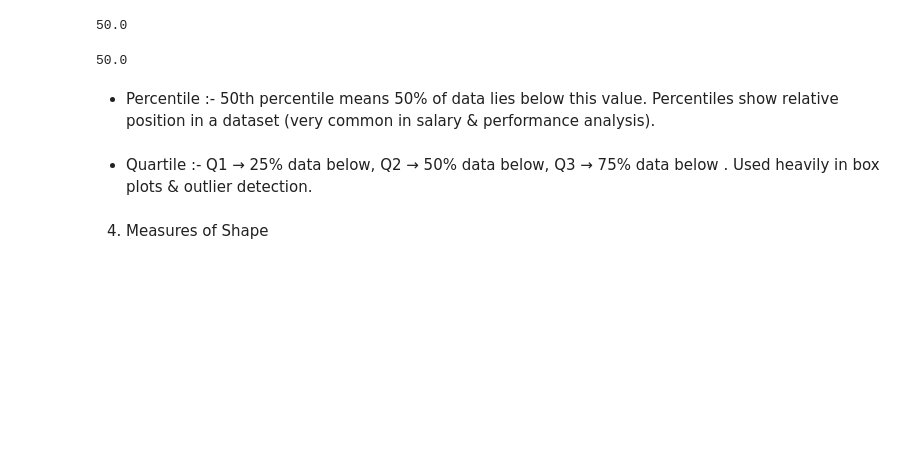
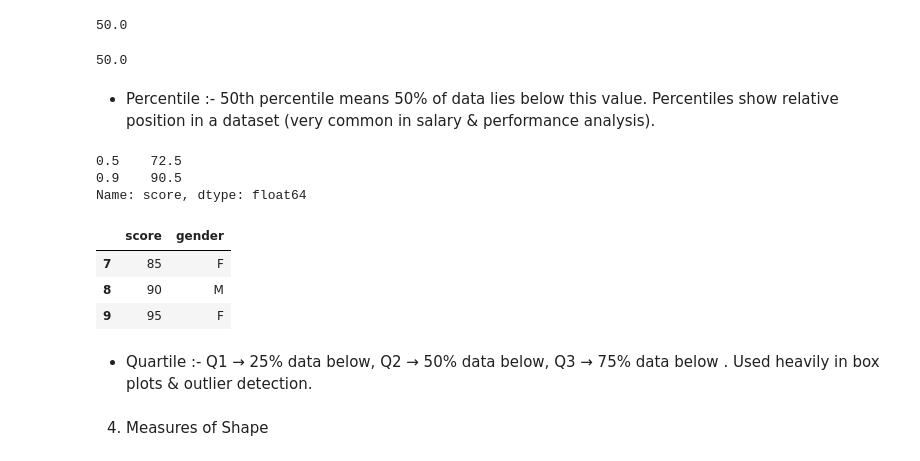
Before and after one commit to alokpandey098/Data-analyst, a Jupyter notebook: 9-Statstics/9.1-stats.ipynb, the cells around one changed output. Cells and saved outputs as stored; diff of their text form; code cells hidden in the pictures; blank space fills up the shorter version.

Commit message:
Percentile

```diff
--- a/9-Statstics/9.1-stats.ipynb
+++ b/9-Statstics/9.1-stats.ipynb
@@ -298,6 +298,22 @@ print(std)
 50.0
 # %% [markdown]
 - Percentile :- 50th percentile means 50% of data lies below this value. Percentiles show relative position in a dataset (very common in salary & performance analysis).
+# %%
+# Find the 50th and 90th percentile of scores.
+df['score'].quantile([0.5, 0.9])
+# %% [output]
+0.5    72.5
+0.9    90.5
+Name: score, dtype: float64
+# %%
+# Find students scoring above the 75th percentile.
+percentile_75 = df['score'].quantile(0.75)
+df[df['score'] > percentile_75]
+# %% [output]
+|  | score | gender |
+| 7 | 85 | F |
+| 8 | 90 | M |
+| 9 | 95 | F |
 # %% [markdown]
 - Quartile :- Q1 → 25% data below, Q2 → 50% data below, Q3 → 75% data below .
   Used heavily in box plots & outlier detection.
```
